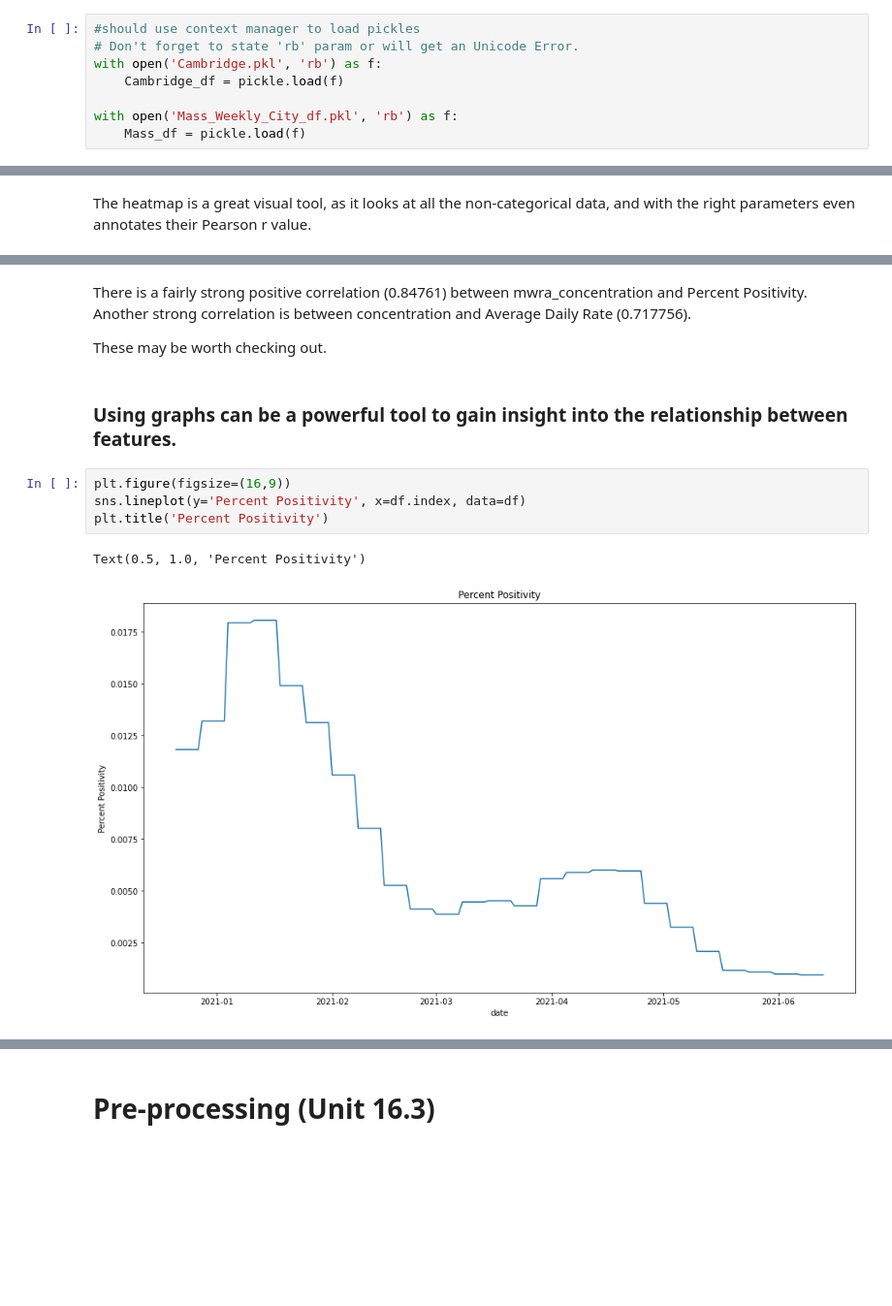
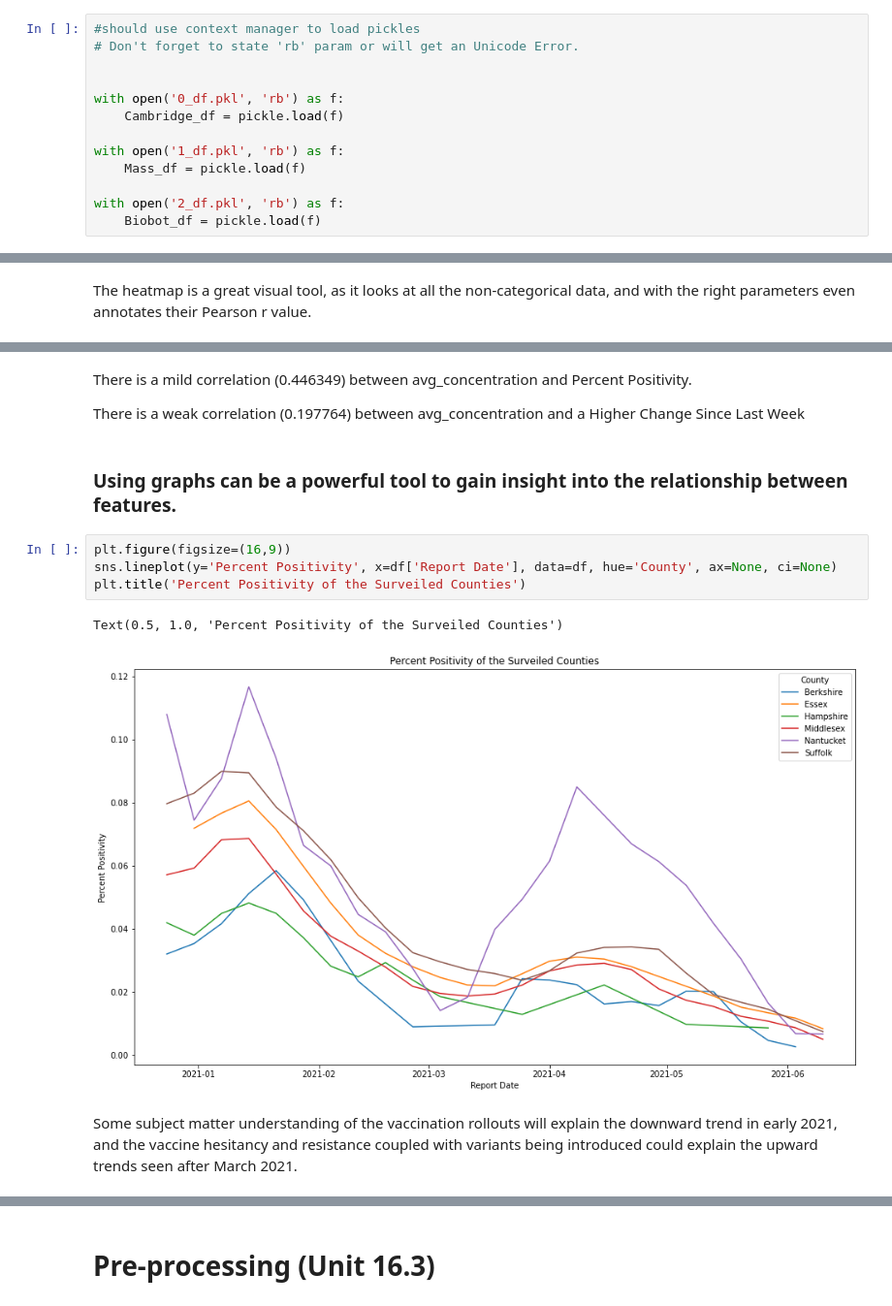
Before and after one commit to NSamermit/Springboard, a Jupyter notebook: Springboard Capstone Projects/Captstone 2 - Wastewater Covid Prediction/Capstone 2 - Wastewater Surveillance based Prediction.ipynb, the cells around one changed output, grey strips where cells are left out. Shown: that part at 97% size. Cells and saved outputs as stored; diff of their text form; blank space fills up the shorter version.

```diff
--- a/Springboard Capstone Projects/Captstone 2 - Wastewater Covid Prediction/Capstone 2 - Wastewater Surveillance based Prediction.ipynb
+++ b/Springboard Capstone Projects/Captstone 2 - Wastewater Covid Prediction/Capstone 2 - Wastewater Surveillance based Prediction.ipynb
@@ -113,11 +134,16 @@ import pickle
 # %%
 #should use context manager to load pickles
 # Don't forget to state 'rb' param or will get an Unicode Error.
-with open('Cambridge.pkl', 'rb') as f:
+
+
+with open('0_df.pkl', 'rb') as f:
     Cambridge_df = pickle.load(f)
 
-with open('Mass_Weekly_City_df.pkl', 'rb') as f:
+with open('1_df.pkl', 'rb') as f:
     Mass_df = pickle.load(f)
+
+with open('2_df.pkl', 'rb') as f:
+    Biobot_df = pickle.load(f)
 # %%
 #testing both dataframes
 Cambridge_df.info()
@@ -843,15 +1186,17 @@ df.corr()
 # %% [markdown]
-There is a fairly strong positive correlation (0.84761) between mwra_concentration and Percent Positivity. Another strong correlation is between concentration and Average Daily Rate (0.717756).
+There is a mild correlation (0.446349) between avg_concentration and Percent Positivity.
 
-These may be worth checking out.
+There is a weak correlation (0.197764) between avg_concentration and a Higher Change Since Last Week
 # %% [markdown]
 ### Using graphs can be a powerful tool to gain insight into the relationship between features.
 # %%
 plt.figure(figsize=(16,9))
-sns.lineplot(y='Percent Positivity', x=df.index, data=df)
-plt.title('Percent Positivity')
+sns.lineplot(y='Percent Positivity', x=df['Report Date'], data=df, hue='County', ax=None, ci=None)
+plt.title('Percent Positivity of the Surveiled Counties')
 # %% [output]
-Text(0.5, 1.0, 'Percent Positivity')
+Text(0.5, 1.0, 'Percent Positivity of the Surveiled Counties')
-[figure, old version]
+[figure, new version]
+# %% [markdown]
+Some subject matter understanding of the vaccination rollouts will explain the downward trend in early 2021, and the vaccine hesitancy and resistance coupled with variants being introduced could explain the upward trends seen after March 2021.
 # %%
 plt.figure(figsize=(16,9))
```
Also changed, not shown: parts of 209 cells of this notebook, 9 other files.
